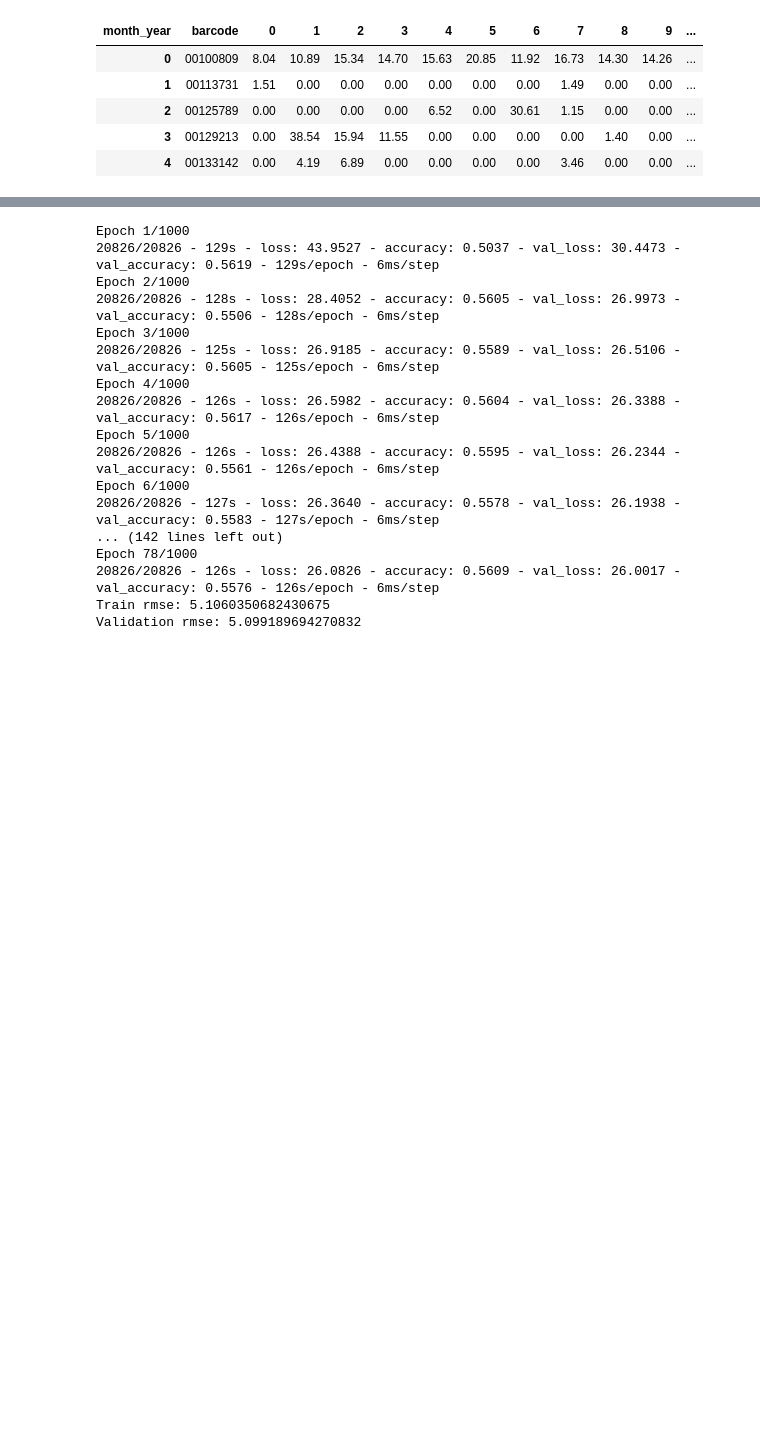
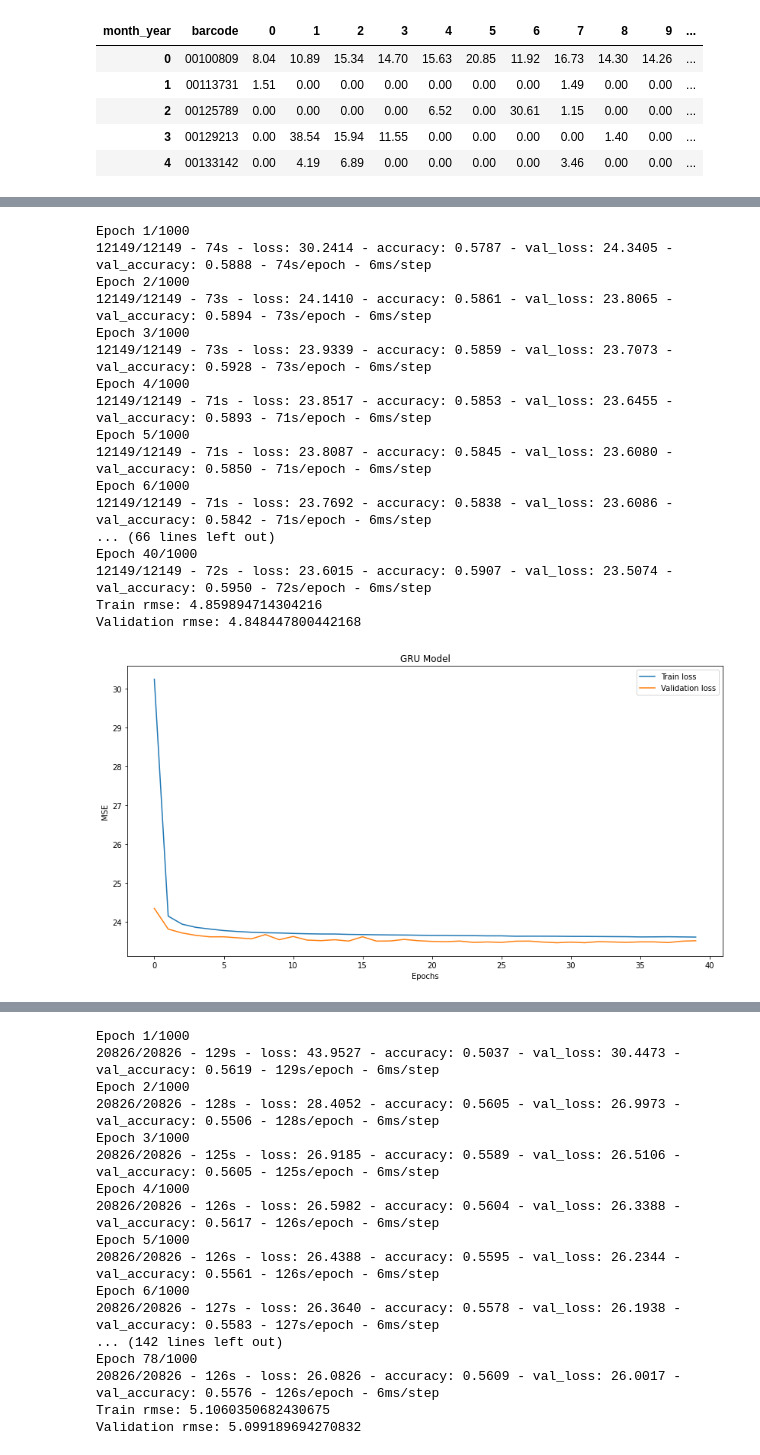
Before and after one commit to diegoray/sales-prediction-gru, a Jupyter notebook: ipynb/tugas-akhir-sales-forecasting-fix-2.ipynb, the cells around one changed output, grey strips where cells are left out. Cells and saved outputs as stored; diff of their text form; code cells hidden in the pictures; blank space fills up the shorter version.

```diff
--- a/ipynb/tugas-akhir-sales-forecasting-fix-2.ipynb
+++ b/ipynb/tugas-akhir-sales-forecasting-fix-2.ipynb
@@ -227,0 +327,21 @@ summed_data.head()
+# %%
+auto_model(64, 32, 20)
+# %% [output]
+Epoch 1/1000
+12149/12149 - 74s - loss: 30.2414 - accuracy: 0.5787 - val_loss: 24.3405 - val_accuracy: 0.5888 - 74s/epoch - 6ms/step
+Epoch 2/1000
+12149/12149 - 73s - loss: 24.1410 - accuracy: 0.5861 - val_loss: 23.8065 - val_accuracy: 0.5894 - 73s/epoch - 6ms/step
+Epoch 3/1000
+12149/12149 - 73s - loss: 23.9339 - accuracy: 0.5859 - val_loss: 23.7073 - val_accuracy: 0.5928 - 73s/epoch - 6ms/step
+Epoch 4/1000
+12149/12149 - 71s - loss: 23.8517 - accuracy: 0.5853 - val_loss: 23.6455 - val_accuracy: 0.5893 - 71s/epoch - 6ms/step
+Epoch 5/1000
+12149/12149 - 71s - loss: 23.8087 - accuracy: 0.5845 - val_loss: 23.6080 - val_accuracy: 0.5850 - 71s/epoch - 6ms/step
+Epoch 6/1000
+12149/12149 - 71s - loss: 23.7692 - accuracy: 0.5838 - val_loss: 23.6086 - val_accuracy: 0.5842 - 71s/epoch - 6ms/step
+... (66 lines left out)
+Epoch 40/1000
+12149/12149 - 72s - loss: 23.6015 - accuracy: 0.5907 - val_loss: 23.5074 - val_accuracy: 0.5950 - 72s/epoch - 6ms/step
+Train rmse: 4.859894714304216
+Validation rmse: 4.848447800442168
+[figure, added]
```
Also changed, not shown: parts of 45 cells of this notebook, 8 other files.
